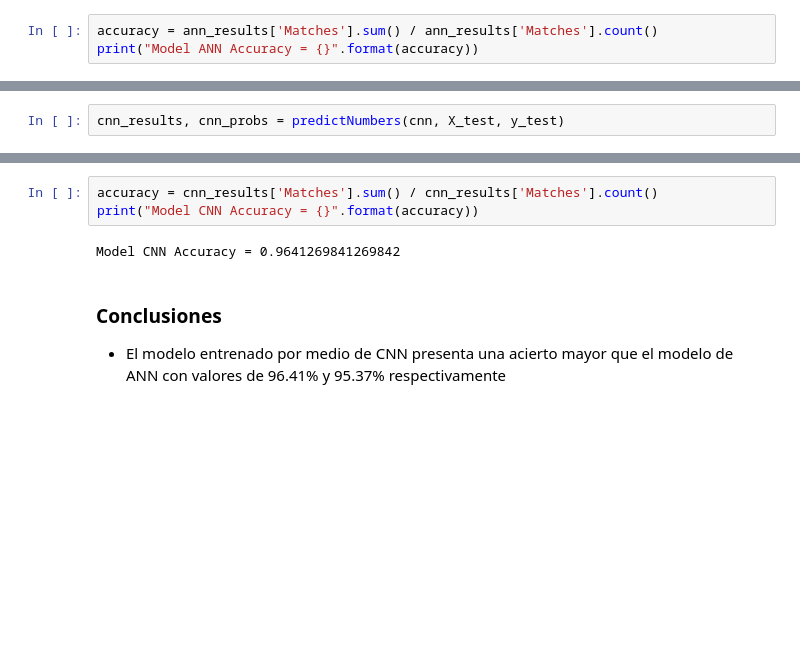
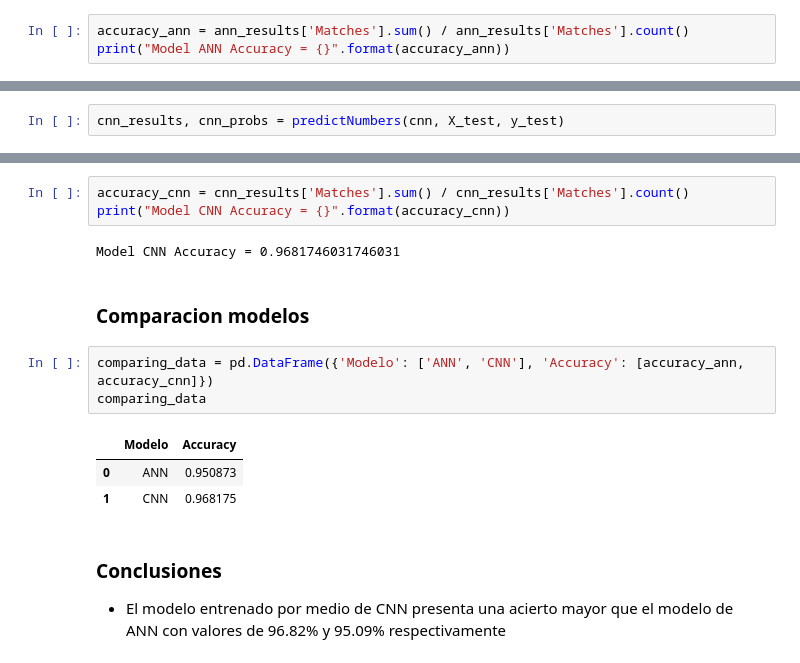
Before and after one commit to CarlosGarlem/Text_Image_Recognition, a Jupyter notebook: MNIST con Keras/MNIST_Lab.ipynb, the cells around one changed output, grey strips where cells are left out. Saved outputs shown, nothing was run; the diff lists cells and outputs as text; blank space fills up the shorter version.

```diff
--- a/MNIST con Keras/MNIST_Lab.ipynb
+++ b/MNIST con Keras/MNIST_Lab.ipynb
@@ -315,4 +307,4 @@ array([ 2893, 11236,  1350, 10426,   350,  1693,  7831, 10389, 11396])
 # %%
-accuracy = ann_results['Matches'].sum() / ann_results['Matches'].count()
-print("Model ANN Accuracy = {}".format(accuracy))
+accuracy_ann = ann_results['Matches'].sum() / ann_results['Matches'].count()
+print("Model ANN Accuracy = {}".format(accuracy_ann))
 # %% [output]
@@ -361,8 +353,17 @@ array([  925, 12096,  1720,  3829,  3711,  2671, 10423,  5103,  9447])
 # %%
-accuracy = cnn_results['Matches'].sum() / cnn_results['Matches'].count()
-print("Model CNN Accuracy = {}".format(accuracy))
+accuracy_cnn = cnn_results['Matches'].sum() / cnn_results['Matches'].count()
+print("Model CNN Accuracy = {}".format(accuracy_cnn))
 # %% [output]
-Model CNN Accuracy = 0.9641269841269842
+Model CNN Accuracy = 0.9681746031746031
+# %% [markdown]
+### Comparacion modelos
+# %%
+comparing_data = pd.DataFrame({'Modelo': ['ANN', 'CNN'], 'Accuracy': [accuracy_ann, accuracy_cnn]})
+comparing_data
+# %% [output]
+|  | Modelo | Accuracy |
+| 0 | ANN | 0.950873 |
+| 1 | CNN | 0.968175 |
 # %% [markdown]
 ### Conclusiones
-- El modelo entrenado por medio de CNN presenta una acierto mayor que el modelo de ANN con valores de 96.41% y 95.37% respectivamente
+- El modelo entrenado por medio de CNN presenta una acierto mayor que el modelo de ANN con valores de 96.82% y 95.09% respectivamente
```
Also changed, not shown: parts of 14 cells of this notebook, 3 other files.
